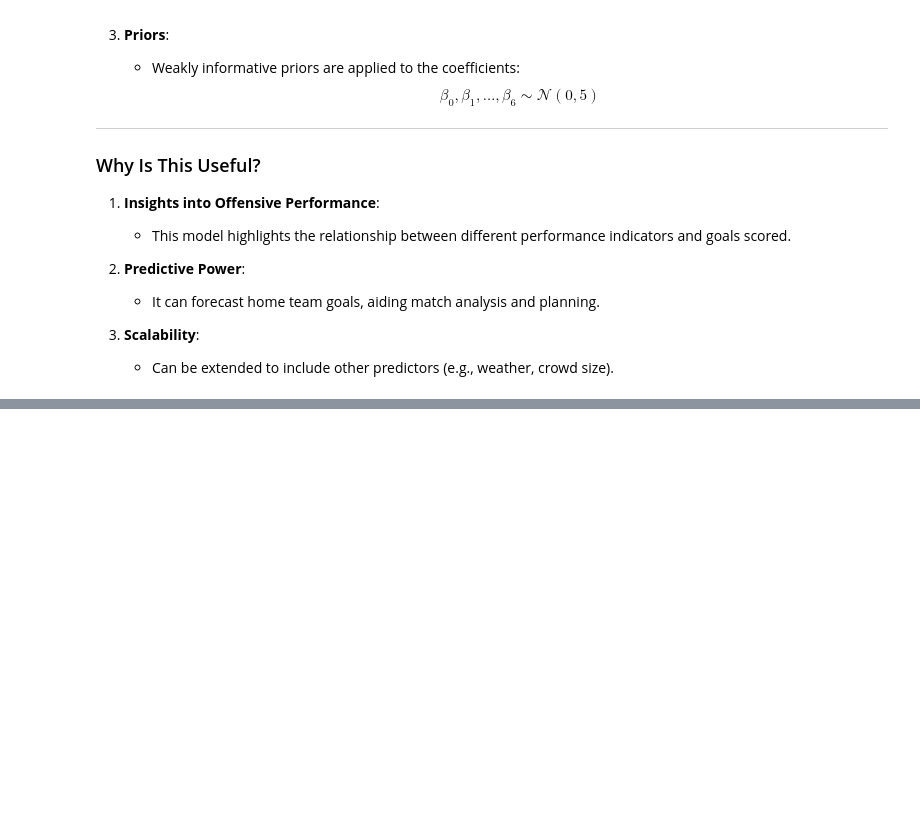
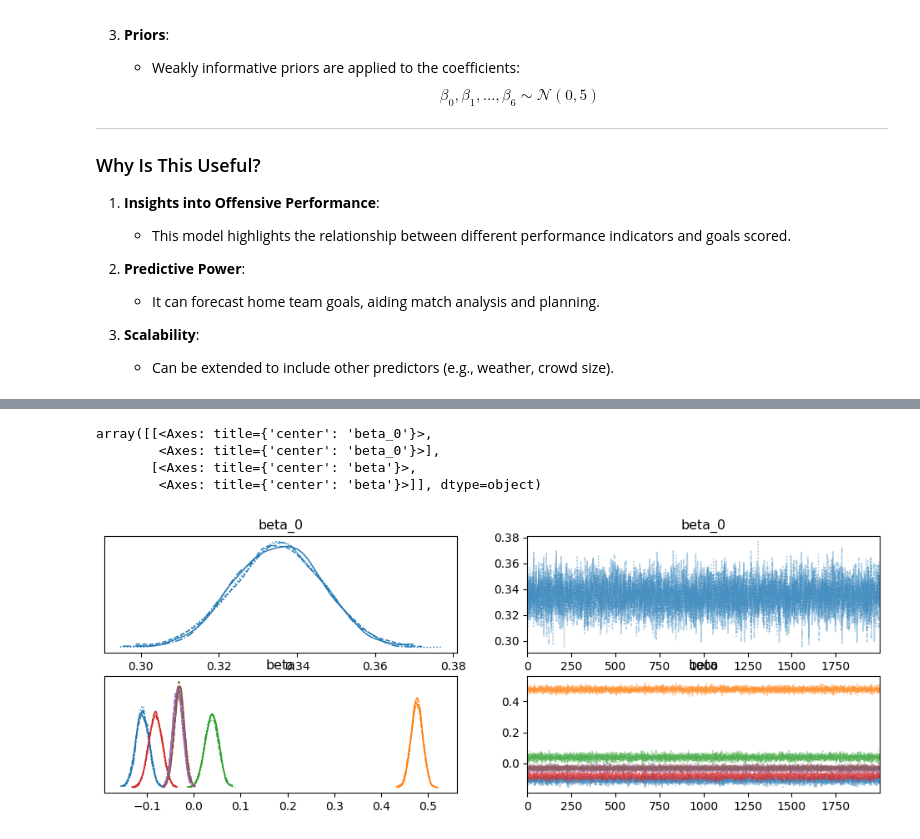
Before and after one commit to tommasosommaruga/Bayesian_proj, a Jupyter notebook: PROJ_GOOD/regression_2.ipynb, the cells around one changed output, grey strips where cells are left out. Cells and saved outputs as stored; diff of their text form; code cells hidden in the pictures; blank space fills up the shorter version.

Commit message:
added second regression

```diff
--- a/PROJ_GOOD/regression_2.ipynb
+++ b/PROJ_GOOD/regression_2.ipynb
@@ -84,3 +84,33 @@ This regression aims to estimate the **expected number of goals scored by the ho
 
 3. **Scalability**:
    - Can be extended to include other predictors (e.g., weather, crowd size).
+# %%
+# Selecting relevant columns for the regression
+df = data[['FTHG', 'HS', 'HST', 'AS', 'AST', 'HF', 'AF']].dropna()
+
+# Standardizing predictors to improve convergence
+df['HS_std'] = (df['HS'] - df['HS'].mean()) / df['HS'].std()
+df['HST_std'] = (df['HST'] - df['HST'].mean()) / df['HST'].std()
+df['AS_std'] = (df['AS'] - df['AS'].mean()) / df['AS'].std()
+df['AST_std'] = (df['AST'] - df['AST'].mean()) / df['AST'].std()
+df['HF_std'] = (df['HF'] - df['HF'].mean()) / df['HF'].std()
+df['AF_std'] = (df['AF'] - df['AF'].mean()) / df['AF'].std()
+
+# Defining predictors and target variable
+X = df[['HS_std', 'HST_std', 'AS_std', 'AST_std', 'HF_std', 'AF_std']].values
+y = df['FTHG'].values
+
+# Bayesian Poisson Regression Model
+with pm.Model() as model:
+    # Priors for coefficients
+    beta_0 = pm.Normal('beta_0', mu=0, sigma=5)
+    beta = pm.Normal('beta', mu=0, sigma=5, shape=X.shape[1])
+
+    # Poisson rate parameter
+    lambda_ = pm.math.exp(beta_0 + pm.math.dot(X, beta))
+
+    # Likelihood (Poisson)
+    y_obs = pm.Poisson('y_obs', mu=lambda_, observed=y)
+
+    # Sampling
+    trace = pm.sample(2000, tune=1000, return_inferencedata=True, target_accept=0.95)
@@ -86,0 +123,9 @@ This regression aims to estimate the **expected number of goals scored by the ho
+# %%
+# Plot the trace
+az.plot_trace(trace)
+# %% [output]
+array([[<Axes: title={'center': 'beta_0'}>,
+        <Axes: title={'center': 'beta_0'}>],
+       [<Axes: title={'center': 'beta'}>,
+        <Axes: title={'center': 'beta'}>]], dtype=object)
+[figure, added]
```
Also changed, not shown: parts of 5 cells of this notebook.
